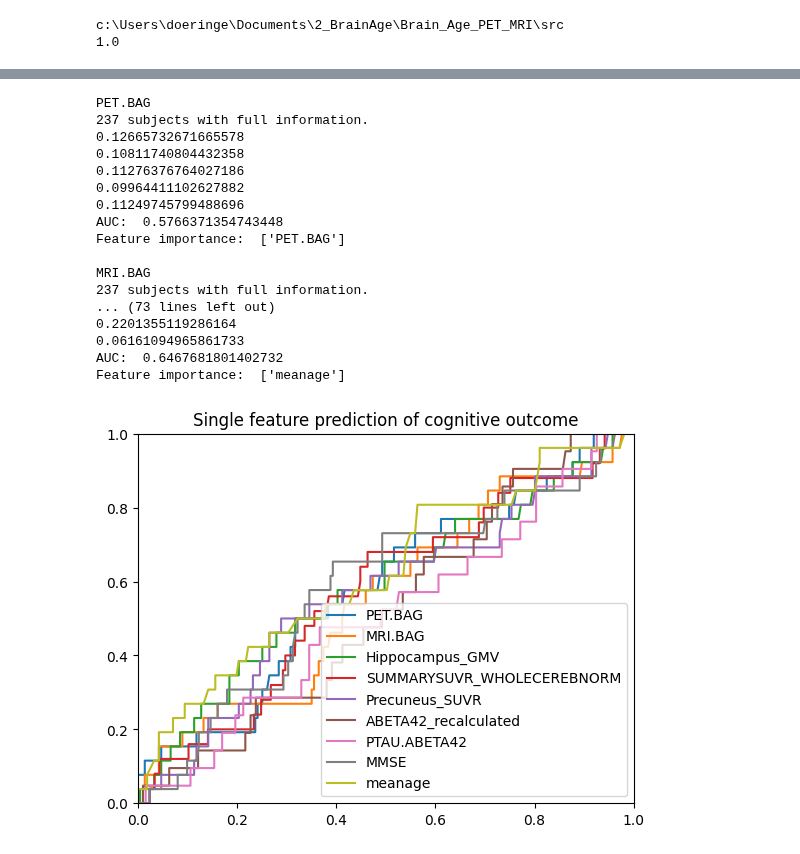
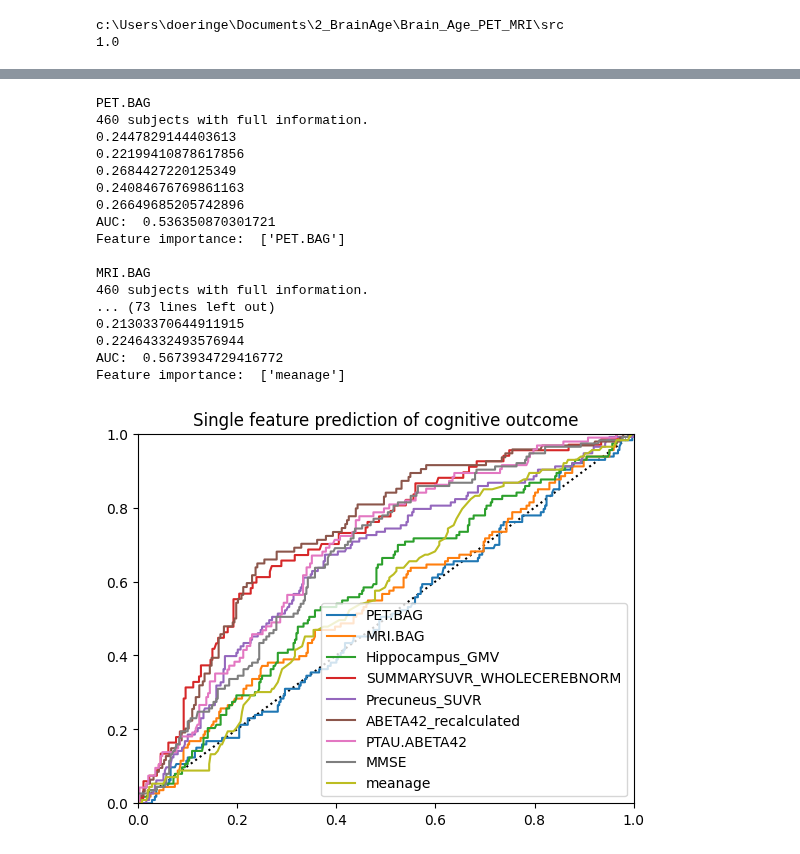
Before and after one commit to elenadoe/Brain_Age_PET_MRI, a Jupyter notebook: src/logistic_regression.ipynb, the cells around one changed output, grey strips where cells are left out. Drawn from its saved outputs; the diff is of its cells as text; code cells hidden in the pictures.

Commit message:
add dotted line to AUC plot

```diff
--- a/src/logistic_regression.ipynb
+++ b/src/logistic_regression.ipynb
@@ -24,7 +24,7 @@ c:\Users\doeringe\Documents\2_BrainAge\Brain_Age_PET_MRI\src
 1.0
 # %%
 random_state = 0
-group = "CU"
+group = "MCI"
 atlas = "AAL1_cropped"
 
 if group == 'all' or group == 'CU':
@@ -215,44 +215,45 @@ def cognitive_outcome(df_init, feature_names, calibrate_probs=True):
 # %%
 calibrate_probs = False
 
 # Assess all numeric single features as predictors of cognitive outcome
 single_feature_probabilities = {}
 single_feature_gt = {}
 cont_vars = ['PET.BAG', 'MRI.BAG', 'Hippocampus_GMV', 'SUMMARYSUVR_WHOLECEREBNORM', 'Precuneus_SUVR', 'ABETA42_recalculated', 'PTAU.ABETA42', 'MMSE', 'meanage']  # 'ABETA42.40': not enough observations
 fig = plt.figure()
+plt.plot([0, 1], linestyle="dotted", color="black")
 for f in cont_vars:
     print(f)
     co = cognitive_outcome(df, [f], calibrate_probs=calibrate_probs)
     single_feature_probabilities[f] = [item_ for sublist in co[-1]['PROBA'] for item_ in sublist]
     single_feature_gt[f] = [item_ for sublist in co[-1]['GT'] for item_ in sublist]
     fpr, tpr, threshold = roc_curve(single_feature_gt[f], single_feature_probabilities[f])
     plt.plot(fpr, tpr, label=f)
 
 plt.title("Single feature prediction of cognitive outcome")
 plt.xlim(0, 1)
 plt.ylim(0, 1)
 plt.legend()
 plt.savefig(f"../results/ADNI/{group}/2_cognitive decline/AUC_biomarker_comparison.png", bbox_inches="tight")
 plt.show()
 # %% [output]
 PET.BAG
-237 subjects with full information.
-0.12665732671665578
-0.10811740804432358
-0.11276376764027186
-0.09964411102627882
-0.11249745799488696
-AUC:  0.5766371354743448
+460 subjects with full information.
+0.2447829144403613
+0.22199410878617856
+0.2684427220125349
+0.24084676769861163
+0.26649685205742896
+AUC:  0.536350870301721
 Feature importance:  ['PET.BAG']
 
 MRI.BAG
-237 subjects with full information.
+460 subjects with full information.
 ... (73 lines left out)
-0.2201355119286164
-0.06161094965861733
-AUC:  0.6467681801402732
+0.21303370644911915
+0.22464332493576944
+AUC:  0.5673934729416772
 Feature importance:  ['meanage']
-[figure, old version]
+[figure, new version]
 # %%
 # Get model with only MRI
 mri_bag_lr = cognitive_outcome(df, ['MRI.BAG'], calibrate_probs=False)
```
Also changed, not shown: parts of 3 cells of this notebook.
